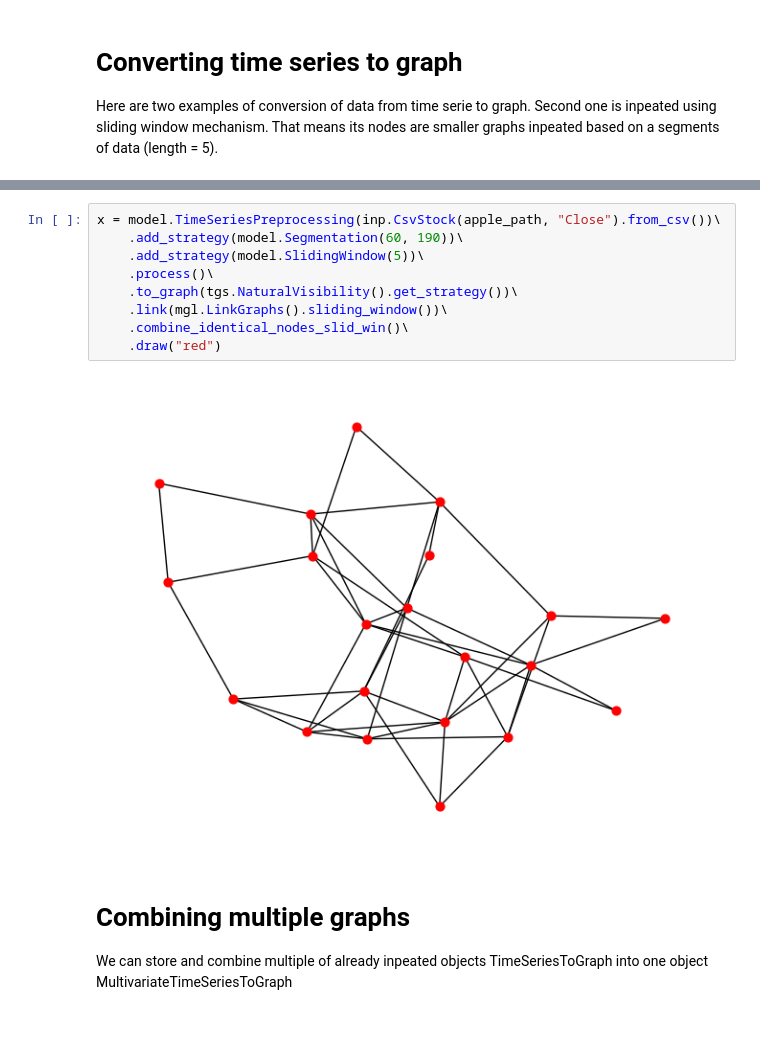
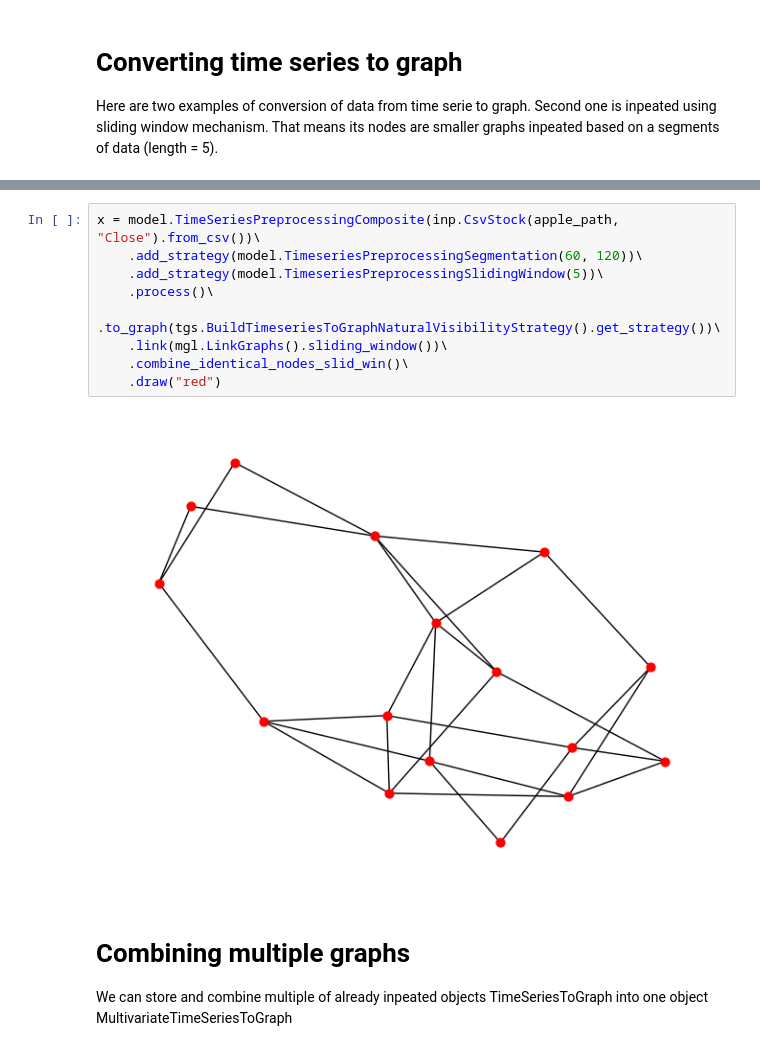
Before and after one commit to zangrcar/ts2g2, a Jupyter notebook: tutorials/demo-ts2g2.ipynb, the cells around one changed output, grey strips where cells are left out. Cells and saved outputs as stored; diff of their text form.

```diff
--- a/tutorials/demo-ts2g2.ipynb
+++ b/tutorials/demo-ts2g2.ipynb
@@ -52,16 +50,16 @@ test = model.TimeSeriesPreprocessing(inp.CsvStock(amazon_path, "Close").from_csv
 # %% [output]
 [figure]
 # %%
-x = model.TimeSeriesPreprocessing(inp.CsvStock(apple_path, "Close").from_csv())\
-    .add_strategy(model.Segmentation(60, 190))\
-    .add_strategy(model.SlidingWindow(5))\
+x = model.TimeSeriesPreprocessingComposite(inp.CsvStock(apple_path, "Close").from_csv())\
+    .add_strategy(model.TimeseriesPreprocessingSegmentation(60, 120))\
+    .add_strategy(model.TimeseriesPreprocessingSlidingWindow(5))\
     .process()\
-    .to_graph(tgs.NaturalVisibility().get_strategy())\
+    .to_graph(tgs.BuildTimeseriesToGraphNaturalVisibilityStrategy().get_strategy())\
     .link(mgl.LinkGraphs().sliding_window())\
     .combine_identical_nodes_slid_win()\
     .draw("red")
 # %% [output]
-[figure, old version]
+[figure, new version]
 # %% [markdown]
 # Combining multiple graphs
 We can store and combine multiple of already inpeated objects TimeSeriesToGraph into one object MultivariateTimeSeriesToGraph
```
Also changed, not shown: parts of 8 cells of this notebook, 12 other files.
